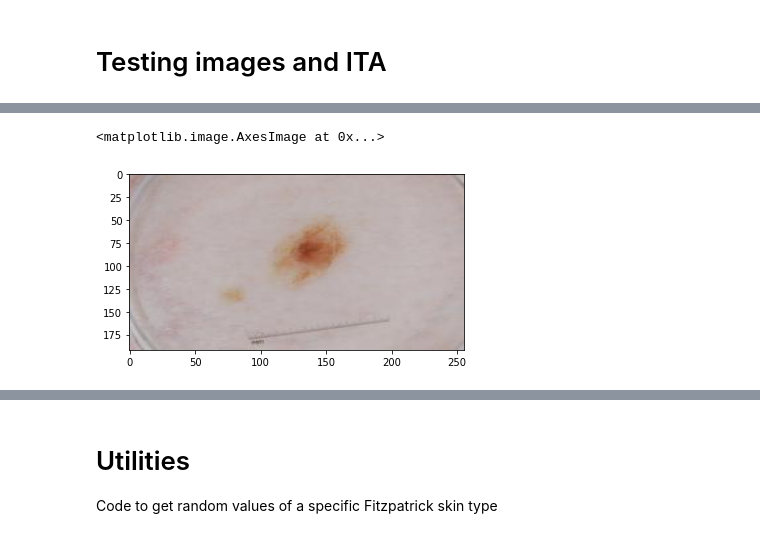
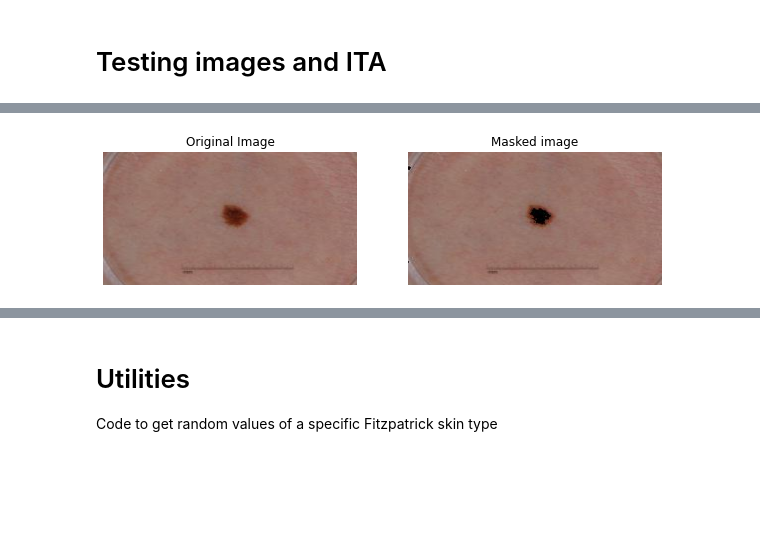
Before and after one commit to AdamCorbinFAUPhD/skin-augmentation, a Jupyter notebook: starGAN_replacement_tests.ipynb, the cells around one changed output, grey strips where cells are left out. Cells and saved outputs as stored; diff of their text form; code cells hidden in the pictures; blank space fills up the shorter version.

```diff
--- a/starGAN_replacement_tests.ipynb
+++ b/starGAN_replacement_tests.ipynb
@@ -238,9 +284,29 @@ Saving to ycbcr/melanoma_segmentation/testx/imgx465.jpg
-# %%
-image = Image.open(io.BytesIO(open(orig_images[image_index],"rb").read()))
-plt.imshow(image,aspect=.7)
-# %% [output]
-<matplotlib.image.AxesImage at 0x...>
-[figure, removed]
+# %%
+image_index = 15
+
+file_name = ycbcr(orig_images[image_index])
+
+
+f, axes = plt.subplots(1, 2)
+f.set_size_inches(10,7)
+
+ax = plt.subplot(1, 2, 1)
+image = Image.open(io.BytesIO(open(orig_images[image_index],"rb").read()))
+
+plt.imshow(image,aspect=.7)
+plt.title(f"Original Image")
+plt.axis("off")
+plt.subplots_adjust(hspace = .3)
+
+
+ax = plt.subplot(1, 2,2)
+image = Image.open(io.BytesIO(open(file_name,"rb").read()))
+plt.imshow(image,aspect=.7)
+plt.title(f"Masked image")
+plt.axis("off")
+plt.subplots_adjust(hspace = .3)
+# %% [output]
+[figure, added]
 # %%
 image_ita = get_cropped_center_ita(image=Image.open(orig_images[image_index]))
 image_ita
```
Also changed, not shown: parts of 37 cells of this notebook.
